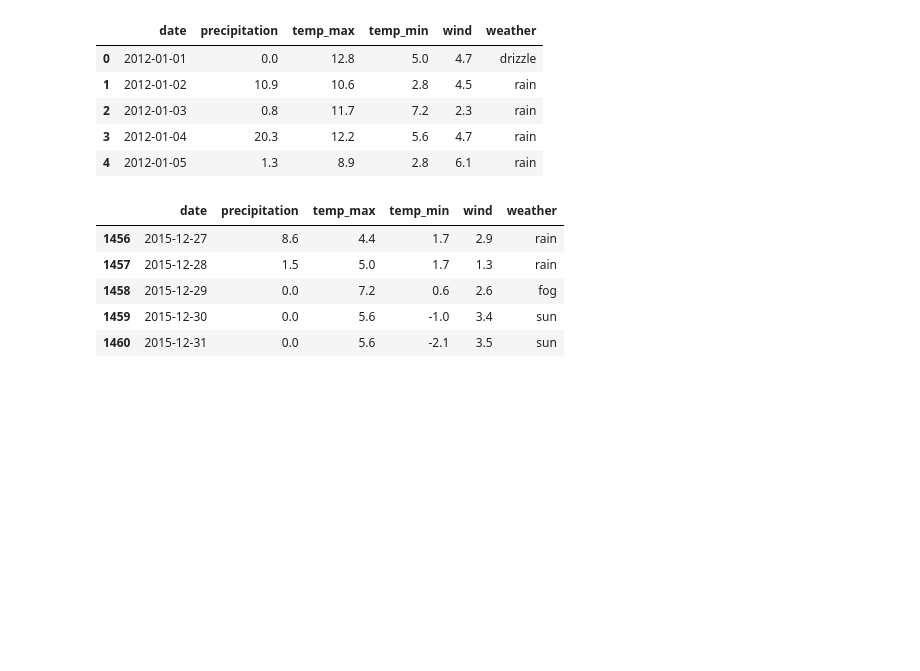
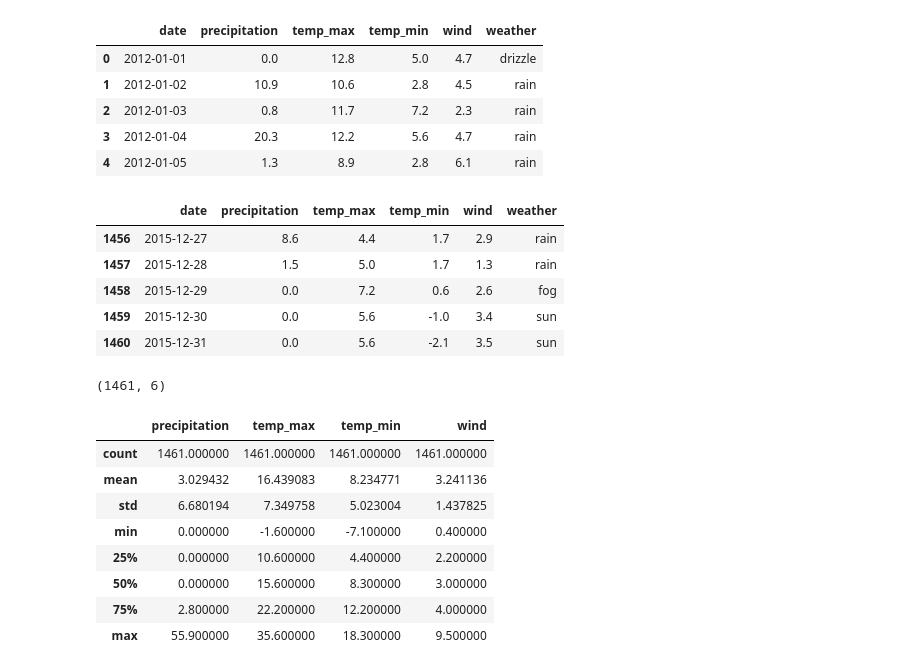
Before and after one commit to Apexshya/pandas, a Jupyter notebook: pandas_1.ipynb, the cells around one changed output. Drawn from its saved outputs; the diff is of its cells as text; code cells hidden in the pictures; blank space fills up the shorter version.

```diff
--- a/pandas_1.ipynb
+++ b/pandas_1.ipynb
@@ -146,0 +149,17 @@ rast.tail()
+# %%
+rast.shape
+# %% [output]
+(1461, 6)
+# %%
+#basic information of values
+rast.describe()
+# %% [output]
+|  | precipitation | temp_max | temp_min | wind |
+| count | 1461.000000 | 1461.000000 | 1461.000000 | 1461.000000 |
+| mean | 3.029432 | 16.439083 | 8.234771 | 3.241136 |
+| std | 6.680194 | 7.349758 | 5.023004 | 1.437825 |
+| min | 0.000000 | -1.600000 | -7.100000 | 0.400000 |
+| 25% | 0.000000 | 10.600000 | 4.400000 | 2.200000 |
+| 50% | 0.000000 | 15.600000 | 8.300000 | 3.000000 |
+| 75% | 2.800000 | 22.200000 | 12.200000 | 4.000000 |
+| max | 55.900000 | 35.600000 | 18.300000 | 9.500000 |
```
Also changed, not shown: parts of 12 cells of this notebook.
